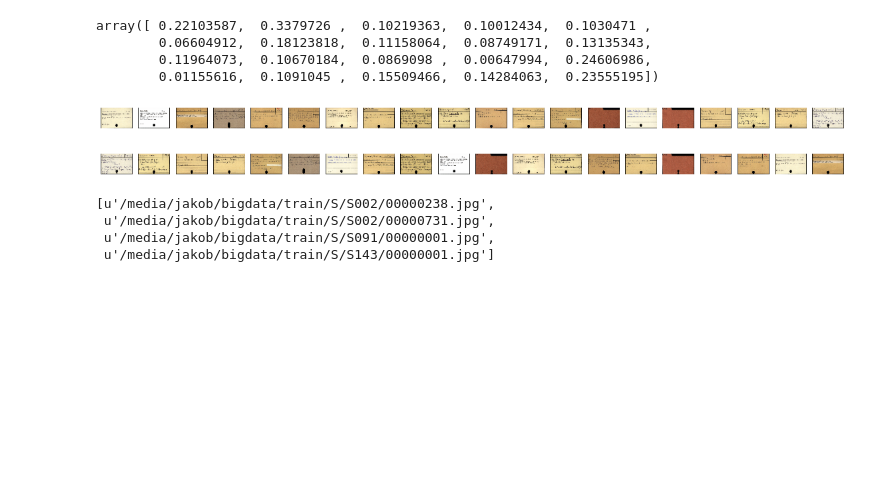
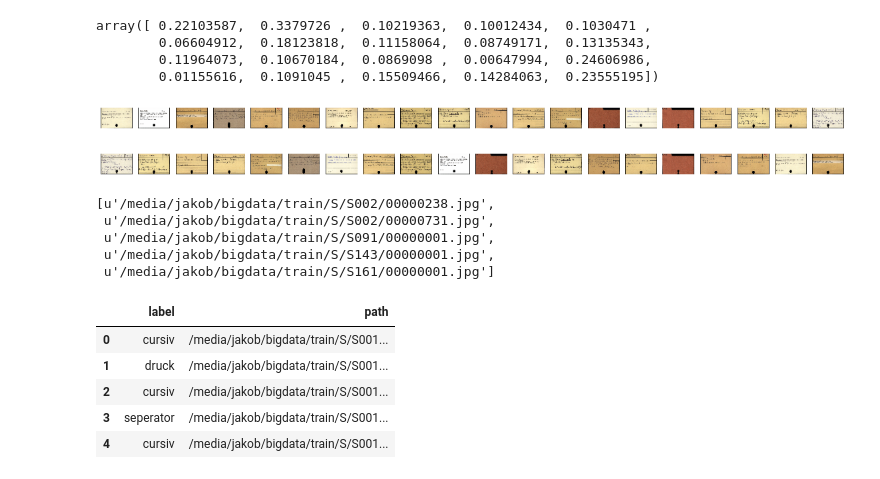
Before and after one commit to kaphka/catalog-ocr-test, a Jupyter notebook: clustering/vae_experiment1.ipynb, the cells around one changed output. Drawn from its saved outputs; the diff is of its cells as text; code cells hidden in the pictures; blank space fills up the shorter version.

```diff
--- a/clustering/vae_experiment1.ipynb
+++ b/clustering/vae_experiment1.ipynb
@@ -312,9 +324,21 @@ vae.load_weights(op.join(vae_dir,vae_name + '.h5'))
 # %%
-card_cat = pd.read_csv('/media/jakob/bigdata/card_catogeries/seperators.csv',header=None, names=['name', 'class'])
-card_cat_paths = map(lambda name: op.join(catalog['path'],name), card_cat['name'] + '.jpg')
+card_cat = pd.read_csv('/media/jakob/bigdata/card_catogeries/seperators.csv',header=None, names=['name', 'category'])
+card_cat_paths = map(lambda name: op.join(catalog['path'],name), card_cat[(card_cat.category == 'sep')]['name'] + '.jpg')
 card_cat_paths
 # %% [output]
 [u'/media/jakob/bigdata/train/S/S002/00000238.jpg',
  u'/media/jakob/bigdata/train/S/S002/00000731.jpg',
  u'/media/jakob/bigdata/train/S/S091/00000001.jpg',
- u'/media/jakob/bigdata/train/S/S143/00000001.jpg']
+ u'/media/jakob/bigdata/train/S/S143/00000001.jpg',
+ u'/media/jakob/bigdata/train/S/S161/00000001.jpg']
+# %%
+card_labels = pd.read_csv('/media/jakob/bigdata/train/S_labels.csv')
+card_labels['path'] = map(lambda name: op.join(op.dirname(catalog['path']),name), card_labels['path'])
+card_labels.head()
+# %% [output]
+|  | label | path |
+| 0 | cursiv | /media/jakob/bigdata/train/S/S001... |
+| 1 | druck | /media/jakob/bigdata/train/S/S001... |
+| 2 | cursiv | /media/jakob/bigdata/train/S/S001... |
+| 3 | seperator | /media/jakob/bigdata/train/S/S001... |
+| 4 | cursiv | /media/jakob/bigdata/train/S/S001... |
```
Also changed, not shown: parts of 20 cells of this notebook, 11 other files.
